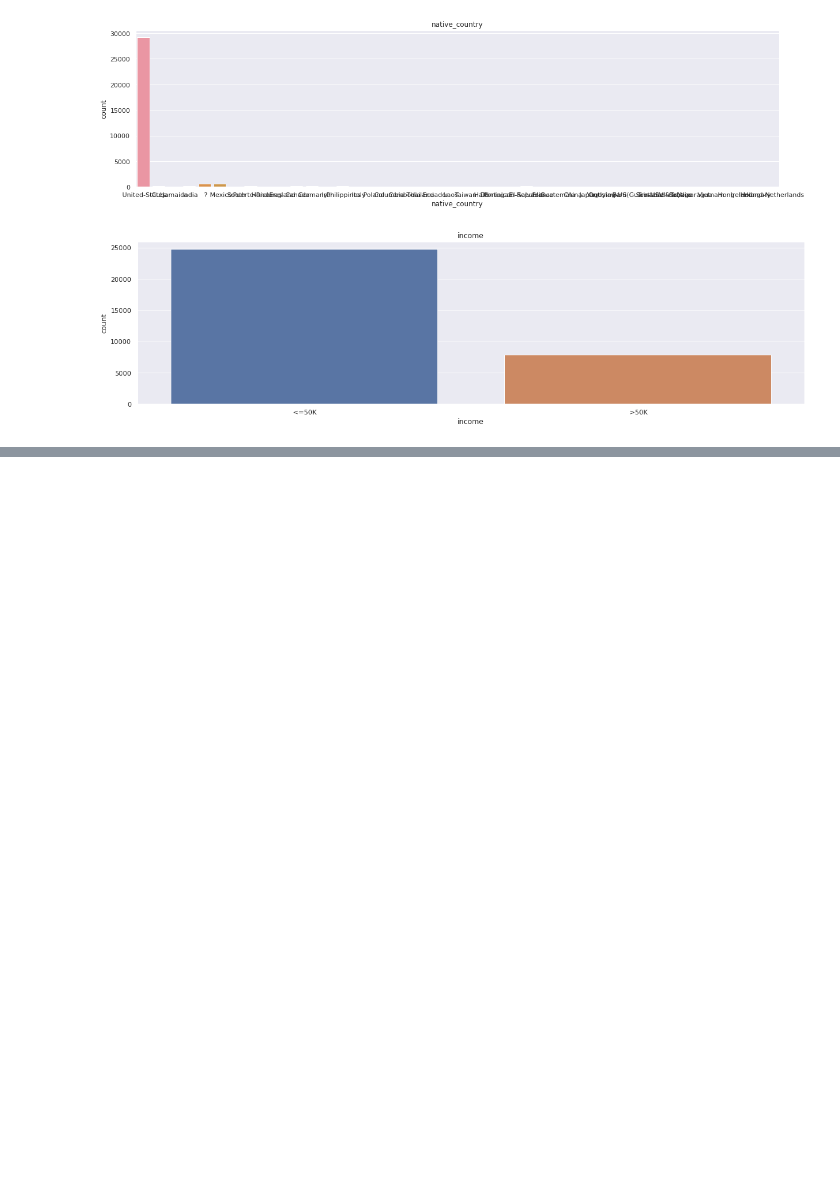
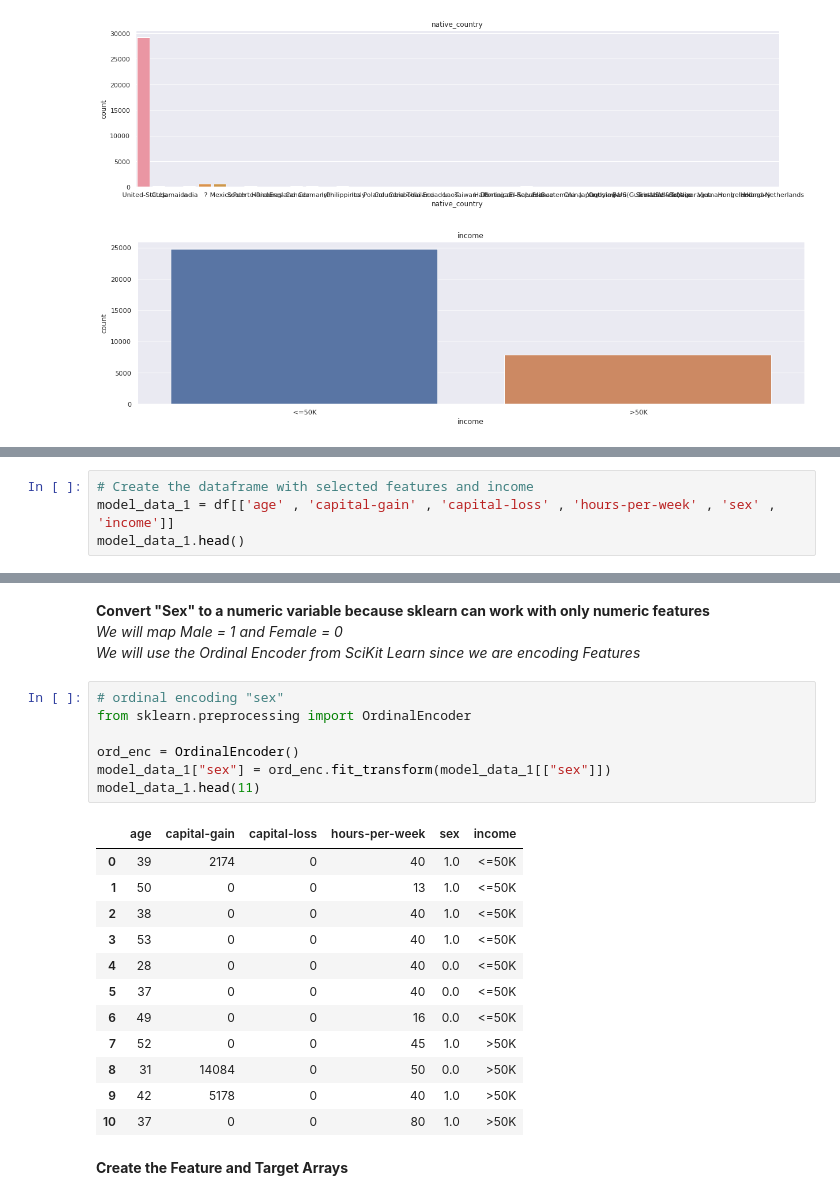
Before and after one commit to ravi260372/Data_Science_Python, a Jupyter notebook: Income_Prediction_RF_Code_Academy.ipynb, the cells around one changed output, grey strips where cells are left out. Drawn from its saved outputs; the diff is of its cells as text; blank space fills up the shorter version.

```diff
--- a/Income_Prediction_RF_Code_Academy.ipynb
+++ b/Income_Prediction_RF_Code_Academy.ipynb
@@ -232,0 +237,4 @@ for i in df_cat.columns:
+# %%
+# Create the dataframe with selected features and income
+model_data_1 = df[['age' , 'capital-gain' , 'capital-loss' , 'hours-per-week' , 'sex' , 'income']]
+model_data_1.head()
@@ -232,0 +248,26 @@ for i in df_cat.columns:
+# %% [markdown]
+**Convert "Sex" to a numeric variable because sklearn can work with only numeric features**
+*We will map Male = 1 and Female = 0*
+*We will use the Ordinal Encoder from SciKit Learn since we are encoding Features*
+# %%
+# ordinal encoding "sex"
+from sklearn.preprocessing import OrdinalEncoder
+
+ord_enc = OrdinalEncoder()
+model_data_1["sex"] = ord_enc.fit_transform(model_data_1[["sex"]])
+model_data_1.head(11)
+# %% [output]
+|  | age | capital-gain | capital-loss | hours-per-week | sex | income |
+| 0 | 39 | 2174 | 0 | 40 | 1.0 | <=50K |
+| 1 | 50 | 0 | 0 | 13 | 1.0 | <=50K |
+| 2 | 38 | 0 | 0 | 40 | 1.0 | <=50K |
+| 3 | 53 | 0 | 0 | 40 | 1.0 | <=50K |
+| 4 | 28 | 0 | 0 | 40 | 0.0 | <=50K |
+| 5 | 37 | 0 | 0 | 40 | 0.0 | <=50K |
+| 6 | 49 | 0 | 0 | 16 | 0.0 | <=50K |
+| 7 | 52 | 0 | 0 | 45 | 1.0 | >50K |
+| 8 | 31 | 14084 | 0 | 50 | 0.0 | >50K |
+| 9 | 42 | 5178 | 0 | 40 | 1.0 | >50K |
+| 10 | 37 | 0 | 0 | 80 | 1.0 | >50K |
+# %% [markdown]
+**Create the Feature and Target Arrays**
```
Also changed, not shown: parts of 14 cells of this notebook.
